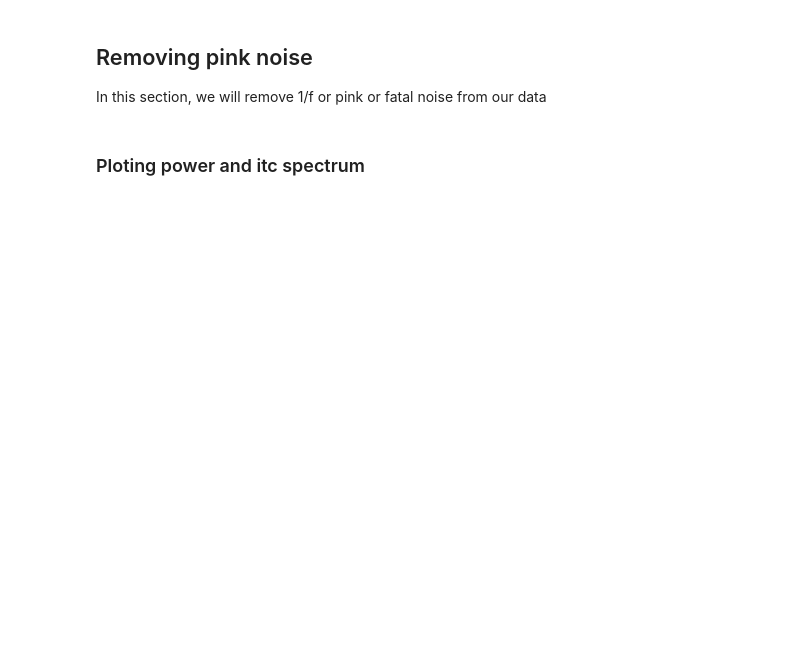
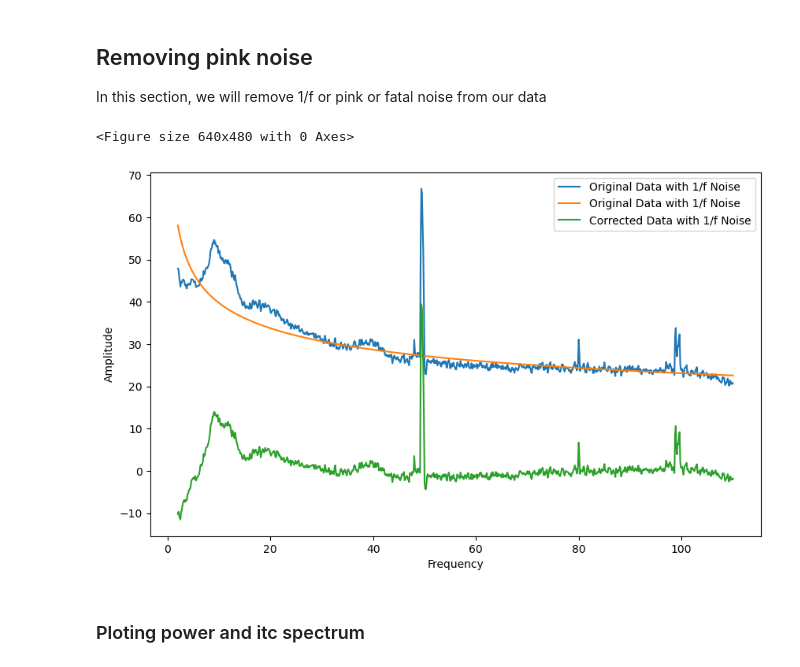
Before and after one commit to navnoorsingh0309/Brain_waves_analysis, a Jupyter notebook: main_TF.ipynb, the cells around one changed output. Cells and saved outputs as stored; diff of their text form; code cells hidden in the pictures; blank space fills up the shorter version.

```diff
--- a/main_TF.ipynb
+++ b/main_TF.ipynb
@@ -299,5 +277,36 @@ plt.show();
 # %% [markdown]
 ## Removing pink noise
 In this section, we will remove 1/f or pink or fatal noise from our data
+# %%
+def power_law(x, a, b):
+    return a * (x ** (-b))
+# %%
+from scipy.optimize import curve_fit
+
+# Select the tail region for fitting
+tail_fraction = 0.6
+tail_start_index = int((1 - tail_fraction) * len(psdFreqs[0]))
+
+x_tail = psdFreqs[0][tail_start_index:]
+y_tail = (10*np.log10(psdDatas[2][0]) - shift_med1)[tail_start_index:]
+
+popt, _ = curve_fit(power_law, x_tail, y_tail)
+a, b = popt
+
+y_fit = power_law(psdFreqs[0], a, b)
+
+# # Plot the fitted curve on top of the original data
+plt.clf()
+plt.figure(figsize=(10, 6))
+plt.plot(psdFreq, 10*np.log10(psdDatas[2][0]) - shift_med1, label='Original Data with 1/f Noise');
+plt.plot(psdFreq, y_fit, label='Original Data with 1/f Noise');
+plt.plot(psdFreq, 10*np.log10(psdDatas[2][0]) - shift_med1 - y_fit, label='Corrected Data with 1/f Noise');
+plt.xlabel('Frequency')
+plt.ylabel('Amplitude')
+plt.legend()
+plt.show();
+# %% [output]
+<Figure size 640x480 with 0 Axes>
+[figure, added]
 # %% [markdown]
 ### Ploting power and itc spectrum
```
Also changed, not shown: parts of 6 cells of this notebook.
